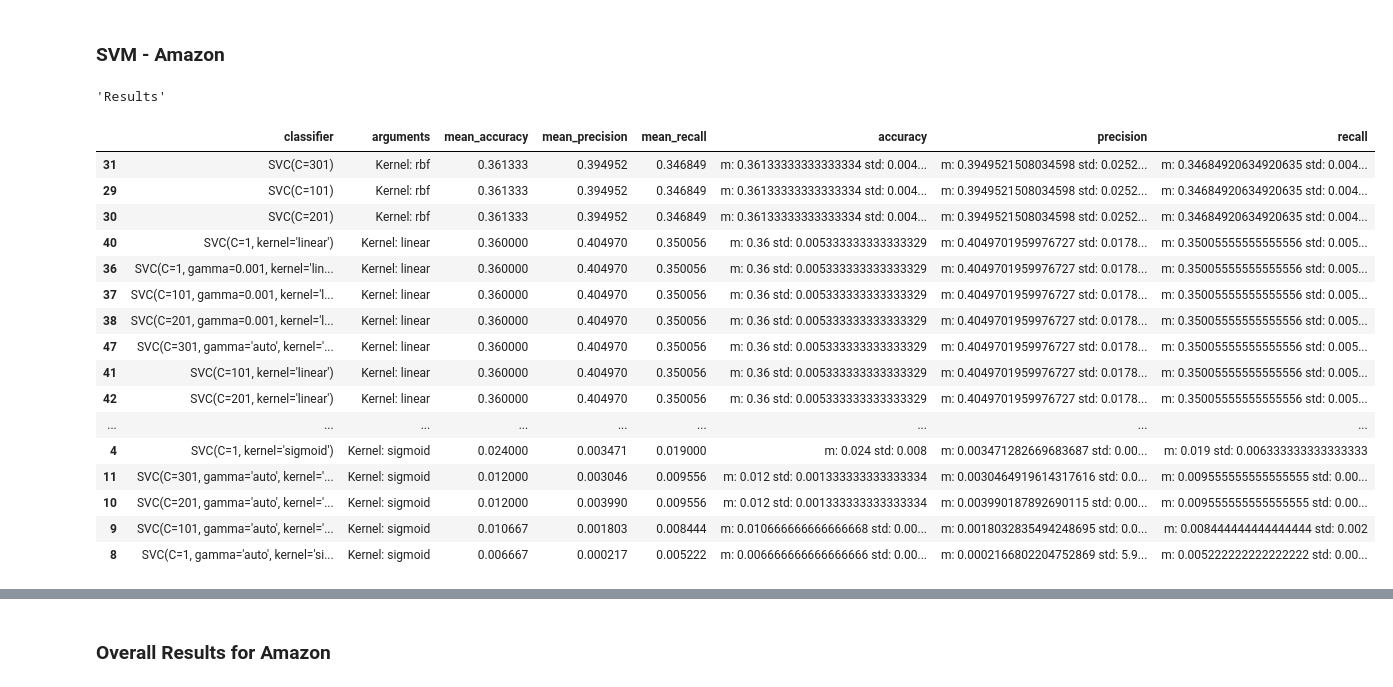
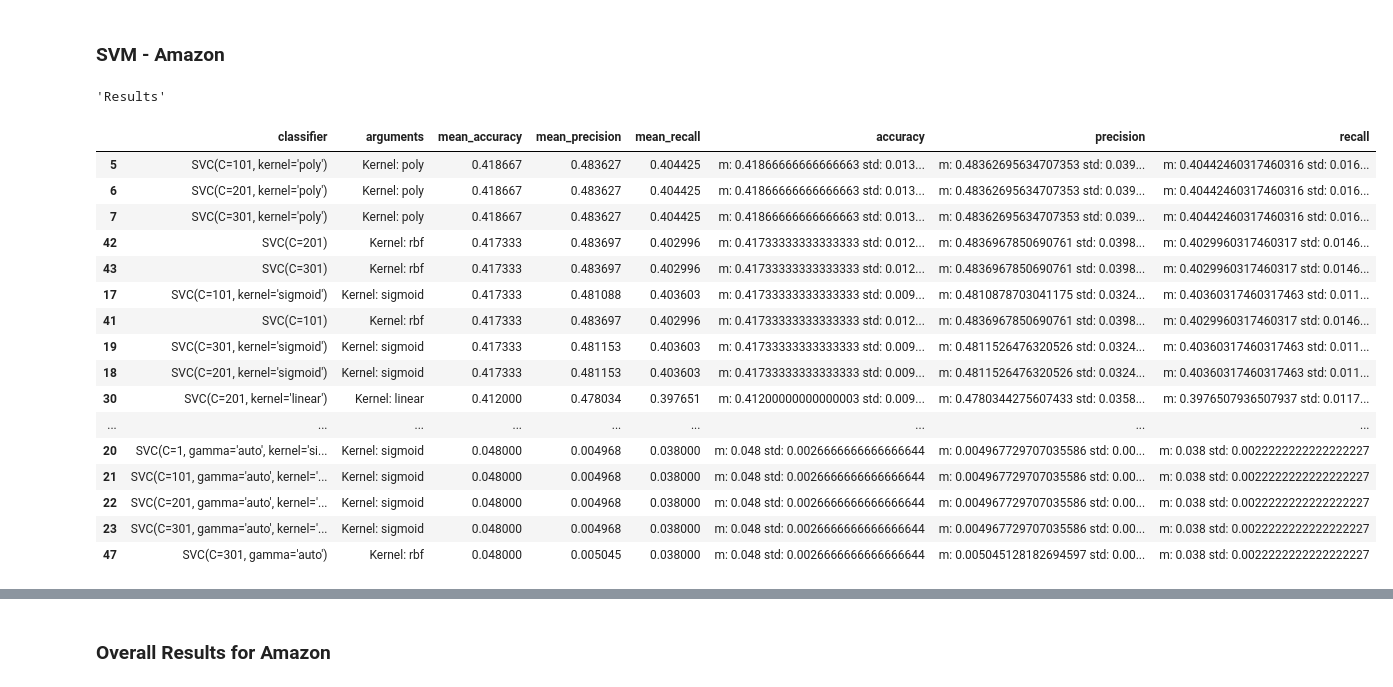
Before and after one commit to kocmana/tw_mle_exercise3, a Jupyter notebook: tw_mle_exercise3.ipynb, the cells around one changed output, grey strips where cells are left out. Drawn from its saved outputs; the diff is of its cells as text; code cells hidden in the pictures.

Commit message:
Added normalization for Amazon Analysis

```diff
--- a/tw_mle_exercise3.ipynb
+++ b/tw_mle_exercise3.ipynb
@@ -597,21 +597,27 @@ display("Original Data", amazonDataLearn)
 #amazonDataLearn[names_target.columns] = amazonDataLearn[names_target.columns].apply(lambda x: x.astype('category'))
 
 # For Label Encoding
-le = preprocessing.LabelEncoder()
-le.fit(amazonDataLearn['Class'])
-amazonDataLearn['Class'] = le.transform(amazonDataLearn['Class'])
-amazonDataLearn['Class'] = amazonDataLearn['Class'].astype('category')
+#le = preprocessing.LabelEncoder()
+#le.fit(amazonDataLearn['Class'])
+#amazonDataLearn['Class'] = le.transform(amazonDataLearn['Class'])
+#amazonDataLearn['Class'] = amazonDataLearn['Class'].astype('category')
 
 names_data = amazonDataLearn.loc[:, amazonDataLearn.columns.str.startswith('V')]
 #amazonDataLearn[0:10000] = amazonDataLearn[0:10000].apply(lambda x: x.astype('int'))
 
+# Normalize data
+def normalize_values(data):
+    columns = data.columns
+    data = preprocessing.Normalizer().fit_transform(data)
+    return pd.DataFrame(data, columns=columns)
+
 display("Recoded Data", amazonDataLearn)
 
-amazon_data = amazonDataLearn[names_data.columns]
-amazon_target = amazonDataLearn["Class"]
+X_amazon = normalize_values(amazonDataLearn[names_data.columns])
+y_amazon = amazonDataLearn["Class"]
 
-display("Data: ", amazon_data)
-display("Target: ", amazon_target)
+display("Data: ", X_amazon)
+display("Target: ", y_amazon)
 # %% [output]
 'Original Data'
 |  | ID | V1 | V2 | V3 | V4 | V5 | V6 | V7 | V8 | V9 | ... | ... |
@@ -672,8 +677,8 @@ Categories (50, int64): [0, 1, 2, 3, ..., 46, 47, 48, 49]
 # %% [markdown]
 ### k-NN Calculation - Amazon
 # %%
-knn_results_amazon = calculate_knn(amazon_data,
-                                   amazon_target)
+knn_results_amazon = calculate_knn(X_amazon,
+                                   y_amazon)
 overall_results_amazon.extend(knn_results_amazon)
 
 print_results(knn_results_amazon, "mean_accuracy")
@@ -701,8 +706,8 @@ Name: 0, dtype: object
 # %% [markdown]
 ### Perceptron - Amazon
 # %%
-perceptron_results_amazon = calculate_perceptron(amazon_data,
-                                                 amazon_target)
+perceptron_results_amazon = calculate_perceptron(X_amazon,
+                                                 y_amazon)
 overall_results_amazon.extend(perceptron_results_amazon)
 
 print_results(perceptron_results_amazon, "mean_accuracy")
@@ -722,8 +727,8 @@ Name: 0, dtype: object
 # %% [markdown]
 ### Decision Tree - Amazon
 # %%
-decision_tree_results_amazon = calculate_decision_tree(amazon_data,
-                                                       amazon_target)
+decision_tree_results_amazon = calculate_decision_tree(X_amazon,
+                                                       y_amazon)
 overall_results_amazon.extend(decision_tree_results_amazon)
 
 print_results(decision_tree_results_amazon, "mean_accuracy")
@@ -758,27 +763,27 @@ Name: 16, dtype: object
 # %% [markdown]
 ### SVM - Amazon
 # %%
-svm_results_amazon = calculate_svm(amazon_data,
-                                   amazon_target)
+svm_results_amazon = calculate_svm(X_amazon,
+                                   y_amazon)
 overall_results_amazon.extend(svm_results_amazon)
 
 print_results(svm_results_amazon, "mean_accuracy")
 # %% [output]
 'Results'
 |  | classifier | arguments | mean_accuracy | mean_precision | mean_recall | accuracy | precision | recall |
-| 31 | SVC(C=301) | Kernel: rbf | 0.361333 | 0.394952 | 0.346849 | m: 0.36133333333333334 std: 0.004... | m: 0.3949521508034598 std: 0.0252... | m: 0.34684920634920635 std: 0.004... |
-| 29 | SVC(C=101) | Kernel: rbf | 0.361333 | 0.394952 | 0.346849 | m: 0.36133333333333334 std: 0.004... | m: 0.3949521508034598 std: 0.0252... | m: 0.34684920634920635 std: 0.004... |
-| 30 | SVC(C=201) | Kernel: rbf | 0.361333 | 0.394952 | 0.346849 | m: 0.36133333333333334 std: 0.004... | m: 0.3949521508034598 std: 0.0252... | m: 0.34684920634920635 std: 0.004... |
-| 40 | SVC(C=1, kernel='linear') | Kernel: linear | 0.360000 | 0.404970 | 0.350056 | m: 0.36 std: 0.005333333333333329 | m: 0.4049701959976727 std: 0.0178... | m: 0.35005555555555556 std: 0.005... |
-| 36 | SVC(C=1, gamma=0.001, kernel='lin... | Kernel: linear | 0.360000 | 0.404970 | 0.350056 | m: 0.36 std: 0.005333333333333329 | m: 0.4049701959976727 std: 0.0178... | m: 0.35005555555555556 std: 0.005... |
-| 37 | SVC(C=101, gamma=0.001, kernel='l... | Kernel: linear | 0.360000 | 0.404970 | 0.350056 | m: 0.36 std: 0.005333333333333329 | m: 0.4049701959976727 std: 0.0178... | m: 0.35005555555555556 std: 0.005... |
-| 38 | SVC(C=201, gamma=0.001, kernel='l... | Kernel: linear | 0.360000 | 0.404970 | 0.350056 | m: 0.36 std: 0.005333333333333329 | m: 0.4049701959976727 std: 0.0178... | m: 0.35005555555555556 std: 0.005... |
-| 47 | SVC(C=301, gamma='auto', kernel='... | Kernel: linear | 0.360000 | 0.404970 | 0.350056 | m: 0.36 std: 0.005333333333333329 | m: 0.4049701959976727 std: 0.0178... | m: 0.35005555555555556 std: 0.005... |
-| 41 | SVC(C=101, kernel='linear') | Kernel: linear | 0.360000 | 0.404970 | 0.350056 | m: 0.36 std: 0.005333333333333329 | m: 0.4049701959976727 std: 0.0178... | m: 0.35005555555555556 std: 0.005... |
-| 42 | SVC(C=201, kernel='linear') | Kernel: linear | 0.360000 | 0.404970 | 0.350056 | m: 0.36 std: 0.005333333333333329 | m: 0.4049701959976727 std: 0.0178... | m: 0.35005555555555556 std: 0.005... |
+| 5 | SVC(C=101, kernel='poly') | Kernel: poly | 0.418667 | 0.483627 | 0.404425 | m: 0.41866666666666663 std: 0.013... | m: 0.48362695634707353 std: 0.039... | m: 0.40442460317460316 std: 0.016... |
+| 6 | SVC(C=201, kernel='poly') | Kernel: poly | 0.418667 | 0.483627 | 0.404425 | m: 0.41866666666666663 std: 0.013... | m: 0.48362695634707353 std: 0.039... | m: 0.40442460317460316 std: 0.016... |
+| 7 | SVC(C=301, kernel='poly') | Kernel: poly | 0.418667 | 0.483627 | 0.404425 | m: 0.41866666666666663 std: 0.013... | m: 0.48362695634707353 std: 0.039... | m: 0.40442460317460316 std: 0.016... |
+| 42 | SVC(C=201) | Kernel: rbf | 0.417333 | 0.483697 | 0.402996 | m: 0.41733333333333333 std: 0.012... | m: 0.4836967850690761 std: 0.0398... | m: 0.4029960317460317 std: 0.0146... |
+| 43 | SVC(C=301) | Kernel: rbf | 0.417333 | 0.483697 | 0.402996 | m: 0.41733333333333333 std: 0.012... | m: 0.4836967850690761 std: 0.0398... | m: 0.4029960317460317 std: 0.0146... |
+| 17 | SVC(C=101, kernel='sigmoid') | Kernel: sigmoid | 0.417333 | 0.481088 | 0.403603 | m: 0.41733333333333333 std: 0.009... | m: 0.4810878703041175 std: 0.0324... | m: 0.40360317460317463 std: 0.011... |
+| 41 | SVC(C=101) | Kernel: rbf | 0.417333 | 0.483697 | 0.402996 | m: 0.41733333333333333 std: 0.012... | m: 0.4836967850690761 std: 0.0398... | m: 0.4029960317460317 std: 0.0146... |
+| 19 | SVC(C=301, kernel='sigmoid') | Kernel: sigmoid | 0.417333 | 0.481153 | 0.403603 | m: 0.41733333333333333 std: 0.009... | m: 0.4811526476320526 std: 0.0324... | m: 0.40360317460317463 std: 0.011... |
+| 18 | SVC(C=201, kernel='sigmoid') | Kernel: sigmoid | 0.417333 | 0.481153 | 0.403603 | m: 0.41733333333333333 std: 0.009... | m: 0.4811526476320526 std: 0.0324... | m: 0.40360317460317463 std: 0.011... |
+| 30 | SVC(C=201, kernel='linear') | Kernel: linear | 0.412000 | 0.478034 | 0.397651 | m: 0.41200000000000003 std: 0.009... | m: 0.4780344275607433 std: 0.0358... | m: 0.3976507936507937 std: 0.0117... |
 | ... | ... | ... | ... | ... | ... | ... | ... | ... |
-| 4 | SVC(C=1, kernel='sigmoid') | Kernel: sigmoid | 0.024000 | 0.003471 | 0.019000 | m: 0.024 std: 0.008 | m: 0.003471282669683687 std: 0.00... | m: 0.019 std: 0.006333333333333333 |
-| 11 | SVC(C=301, gamma='auto', kernel='... | Kernel: sigmoid | 0.012000 | 0.003046 | 0.009556 | m: 0.012 std: 0.001333333333333334 | m: 0.0030464919614317616 std: 0.0... | m: 0.009555555555555555 std: 0.00... |
-| 10 | SVC(C=201, gamma='auto', kernel='... | Kernel: sigmoid | 0.012000 | 0.003990 | 0.009556 | m: 0.012 std: 0.001333333333333334 | m: 0.003990187892690115 std: 0.00... | m: 0.009555555555555555 std: 0.00... |
-| 9 | SVC(C=101, gamma='auto', kernel='... | Kernel: sigmoid | 0.010667 | 0.001803 | 0.008444 | m: 0.010666666666666668 std: 0.00... | m: 0.0018032835494248695 std: 0.0... | m: 0.008444444444444444 std: 0.002 |
-| 8 | SVC(C=1, gamma='auto', kernel='si... | Kernel: sigmoid | 0.006667 | 0.000217 | 0.005222 | m: 0.006666666666666666 std: 0.00... | m: 0.0002166802204752869 std: 5.9... | m: 0.005222222222222222 std: 0.00... |
+| 20 | SVC(C=1, gamma='auto', kernel='si... | Kernel: sigmoid | 0.048000 | 0.004968 | 0.038000 | m: 0.048 std: 0.0026666666666666644 | m: 0.004967729707035586 std: 0.00... | m: 0.038 std: 0.0022222222222222227 |
+| 21 | SVC(C=101, gamma='auto', kernel='... | Kernel: sigmoid | 0.048000 | 0.004968 | 0.038000 | m: 0.048 std: 0.0026666666666666644 | m: 0.004967729707035586 std: 0.00... | m: 0.038 std: 0.0022222222222222227 |
+| 22 | SVC(C=201, gamma='auto', kernel='... | Kernel: sigmoid | 0.048000 | 0.004968 | 0.038000 | m: 0.048 std: 0.0026666666666666644 | m: 0.004967729707035586 std: 0.00... | m: 0.038 std: 0.0022222222222222227 |
+| 23 | SVC(C=301, gamma='auto', kernel='... | Kernel: sigmoid | 0.048000 | 0.004968 | 0.038000 | m: 0.048 std: 0.0026666666666666644 | m: 0.004967729707035586 std: 0.00... | m: 0.038 std: 0.0022222222222222227 |
+| 47 | SVC(C=301, gamma='auto') | Kernel: rbf | 0.048000 | 0.005045 | 0.038000 | m: 0.048 std: 0.0026666666666666644 | m: 0.005045128182694597 std: 0.00... | m: 0.038 std: 0.0022222222222222227 |
```
Also changed, not shown: parts of 9 cells of this notebook, 1 other file.
